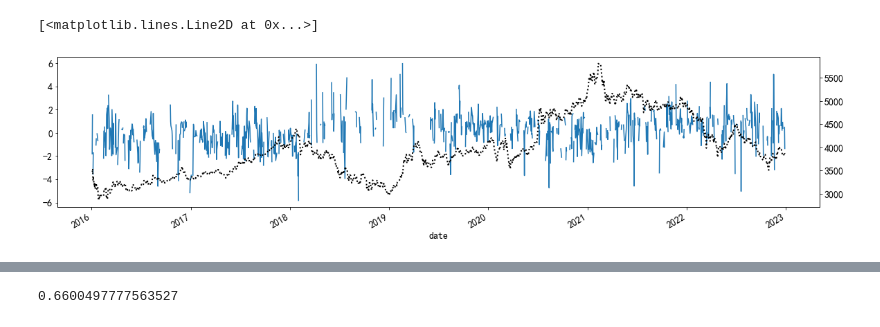
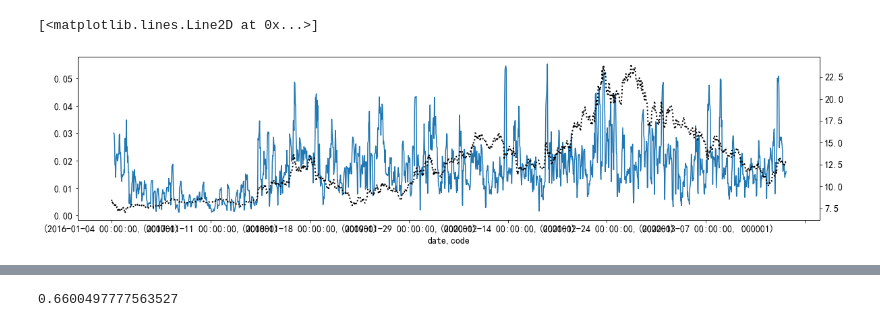
Before and after one commit to kaikai03/IndicatorLab, a Jupyter notebook: ind/Ind_Sentiment.ipynb, the cells around one changed output, grey strips where cells are left out. Cells and saved outputs as stored; diff of their text form; code cells hidden in the pictures.

```diff
--- a/ind/Ind_Sentiment.ipynb
+++ b/ind/Ind_Sentiment.ipynb
@@ -108,27 +142,22 @@ s=east.fetch_north_deal_day(direct='south_', start=dates.min(), end=dates.max())
 # %%
-a = smpl.get_index_data(['880990'], start=dates.min(), end=dates.max(), gap=None).data
+# a = smpl.get_index_data(['880810','880811'], start=dates.min(), end=dates.max(), gap=None).data
+# a = turnover_unknown.loc[(slice(None),'000001')]
+a = last_ret_std5.loc[(slice(None),'000001'),]
 d = a.index.get_level_values(0).unique()
-bench = smpl.get_benchmark(name='沪深300', start=d.min(), end=d.max()).data
+# bench = smpl.get_benchmark(name='沪深300', start=d.min(), end=d.max()).data
+bench = data_.loc[(slice(None),'000001'),]
 # %%
 fig = plt.figure(figsize=(1420/72,320/72))
 # a['close'].groupby(level=1).apply(lambda x:x.plot())
-# (a['close']/(a['open']+a['close'])).groupby(level=1).apply(lambda x:x.plot())
+a.plot()
 # ax2 = plt.gca()
 # ax2.plot(range(bench.shape[0]),(0.5*a['close'].loc[(slice(None),'880876')].values+0.5*a['close'].loc[(slice(None),'880877')]).values,linewidth=2,color="red")
 
-# n=east.fetch_north_deal_day(direct='north_', start=dates.min(), end=dates.max()).data
-# s=east.fetch_north_deal_day(direct='south_', start=dates.min(), end=dates.max()).data
-# np.log(n['vol']).plot()
-# np.log(s['vol']).plot()
 
-a=(np.log(n['vol'].reset_index('code',drop=True))-np.log(s['vol'].reset_index('code',drop=True)))
-d = a.index.get_level_values(0).unique()
-bench = smpl.get_benchmark(name='沪深300', start=d.min(), end=d.max()).data
-a.plot()
 
 ax3 = plt.gca().twinx()
-# ax3.plot(range(bench.shape[0]),bench['close'].values,linestyle=":", linewidth=2,color="black",label='bm')
-ax3.plot(bench.index.get_level_values(0).values,bench['close'].values,linestyle=":", linewidth=2,color="black",label='bm')
+ax3.plot(range(bench.shape[0]),bench['close'].values,linestyle=":", linewidth=2,color="black",label='bm')
+# ax3.plot(bench.index.get_level_values(0).values,bench['close'].values,linestyle=":", linewidth=2,color="black",label='bm')
 # %% [output]
 [<matplotlib.lines.Line2D at 0x...>]
-[figure, old version]
+[figure, new version]
```
Also changed, not shown: parts of 12 cells of this notebook.
